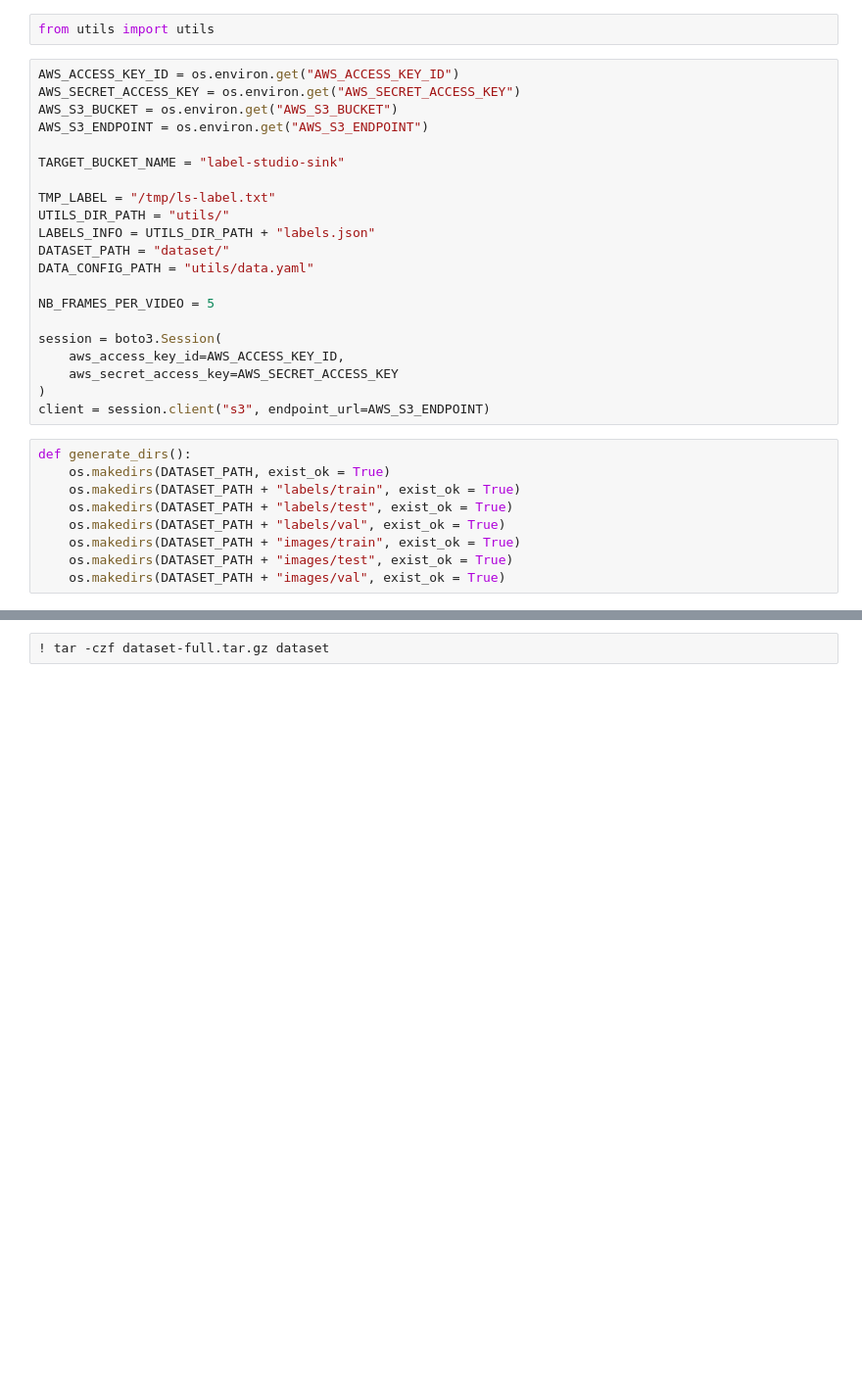
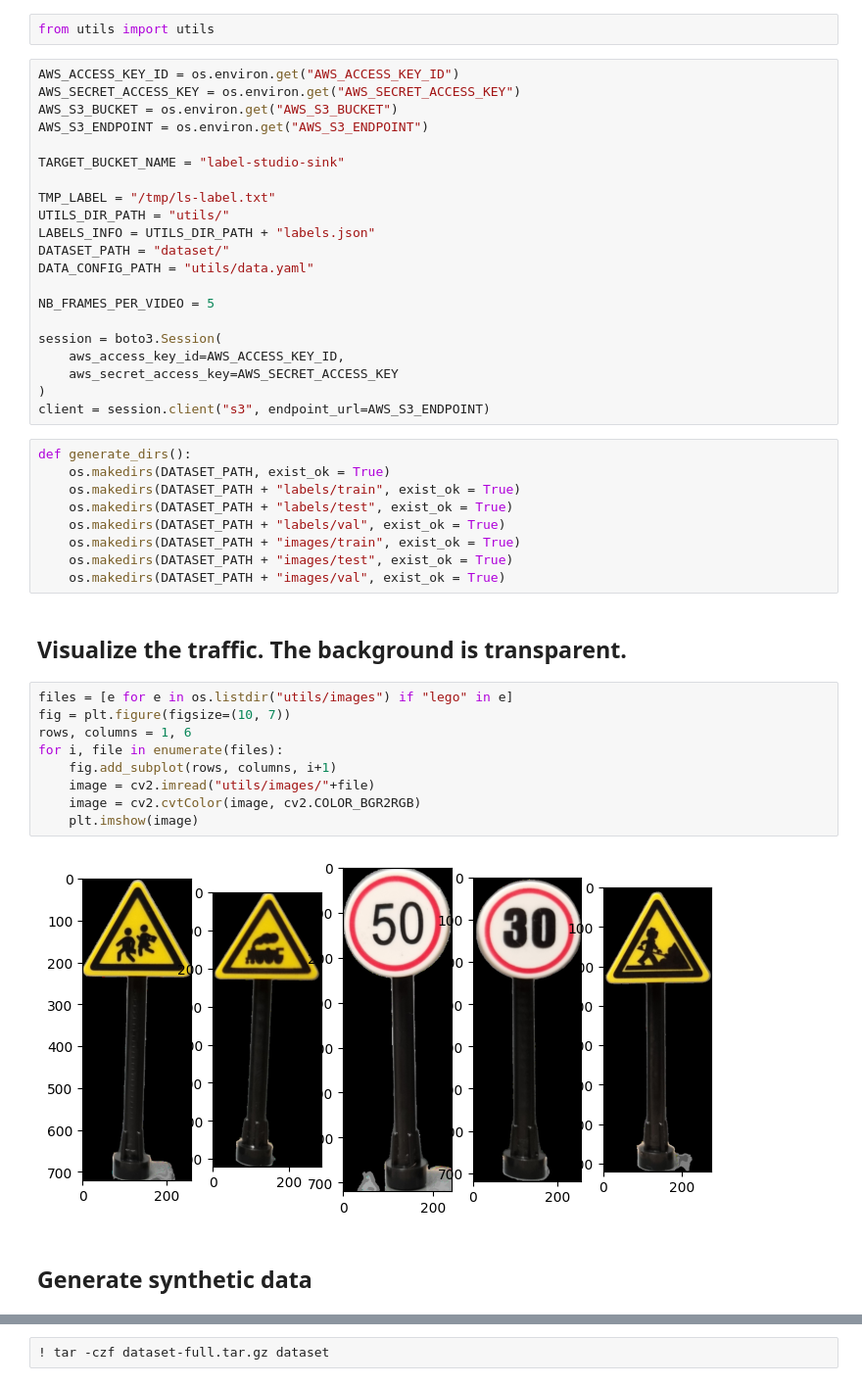
Before and after one commit to Demo-AI-Edge-Crazy-Train/workshop-model-training, a Jupyter notebook: synthetic-data.ipynb, the cells around one changed output, grey strips where cells are left out. Shown at 98% size. Saved outputs shown, nothing was run; the diff lists cells and outputs as text; blank space fills up the shorter version.

```diff
--- a/synthetic-data.ipynb
+++ b/synthetic-data.ipynb
@@ -39,6 +45,21 @@ def generate_dirs():
     os.makedirs(DATASET_PATH + "images/train", exist_ok = True)
     os.makedirs(DATASET_PATH + "images/test", exist_ok = True)
     os.makedirs(DATASET_PATH + "images/val", exist_ok = True)
+# %% [markdown]
+## Visualize the traffic. The background is transparent.
+# %%
+files = [e for e in os.listdir("utils/images") if "lego" in e]
+fig = plt.figure(figsize=(10, 7))
+rows, columns = 1, 6
+for i, file in enumerate(files):
+    fig.add_subplot(rows, columns, i+1)
+    image = cv2.imread("utils/images/"+file)
+    image = cv2.cvtColor(image, cv2.COLOR_BGR2RGB)
+    plt.imshow(image)
+# %% [output]
+[figure, added]
+# %% [markdown]
+## Generate synthetic data
 # %%
 generate_dirs()
 with open(LABELS_INFO) as f:
```
Also changed, not shown: parts of 6 cells of this notebook, 4 other files.
